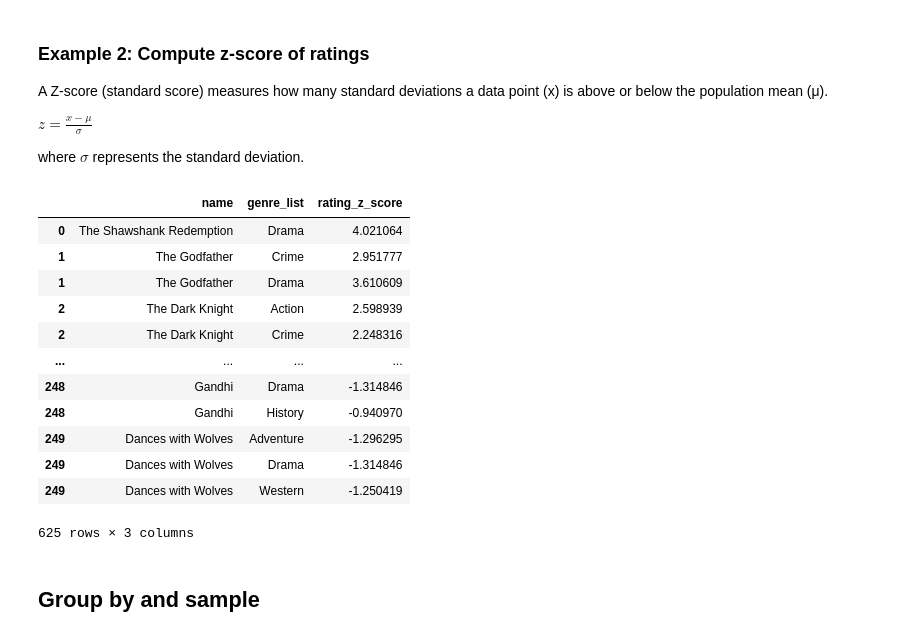
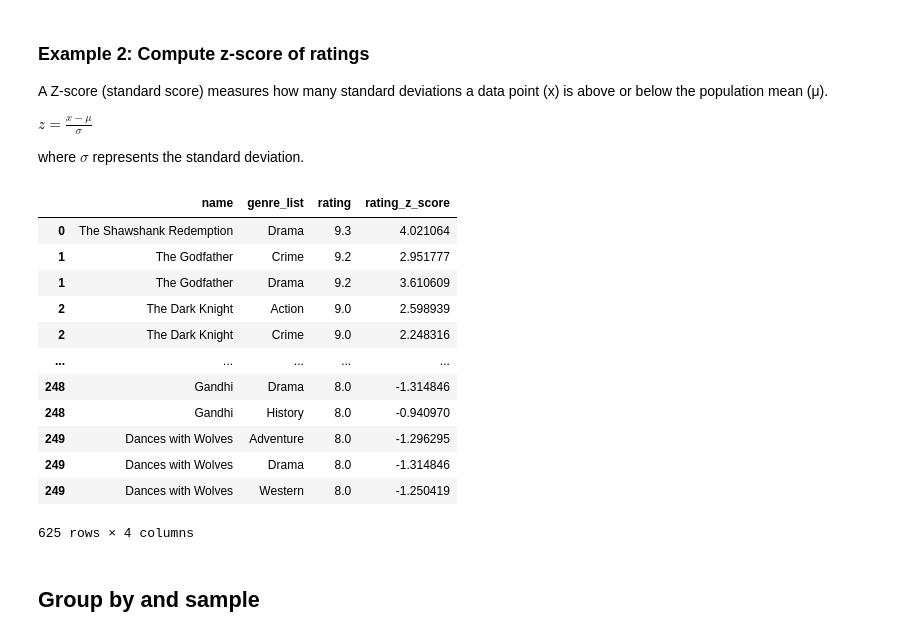
Before and after one commit to jieshu-wang-SBU/EST389_371_2026_spring, a Jupyter notebook: lectures/08-core_data_manipulation/08-05_Groupby.ipynb, the cells around one changed output. Drawn from its saved outputs; the diff is of its cells as text; code cells hidden in the pictures.

```diff
--- a/lectures/08-core_data_manipulation/08-05_Groupby.ipynb
+++ b/lectures/08-core_data_manipulation/08-05_Groupby.ipynb
@@ -412,23 +403,24 @@ $z=\frac{x-\mu}{\sigma}$
 
 where $\sigma$ represents the standard deviation.
 # %%
+
 df_exploded_by_genre['rating_z_score'] = df_exploded_by_genre.groupby("genre_list")['rating'].transform(lambda x: (x-x.mean())/x.std())
 
-df_exploded_by_genre[['name','genre_list','rating_z_score']]
+df_exploded_by_genre[['name','genre_list','rating','rating_z_score']]
 # %% [output]
-|  | name | genre_list | rating_z_score |
-| 0 | The Shawshank Redemption | Drama | 4.021064 |
-| 1 | The Godfather | Crime | 2.951777 |
-| 1 | The Godfather | Drama | 3.610609 |
-| 2 | The Dark Knight | Action | 2.598939 |
-| 2 | The Dark Knight | Crime | 2.248316 |
-| ... | ... | ... | ... |
-| 248 | Gandhi | Drama | -1.314846 |
-| 248 | Gandhi | History | -0.940970 |
-| 249 | Dances with Wolves | Adventure | -1.296295 |
-| 249 | Dances with Wolves | Drama | -1.314846 |
-| 249 | Dances with Wolves | Western | -1.250419 |
+|  | name | genre_list | rating | rating_z_score |
+| 0 | The Shawshank Redemption | Drama | 9.3 | 4.021064 |
+| 1 | The Godfather | Crime | 9.2 | 2.951777 |
+| 1 | The Godfather | Drama | 9.2 | 3.610609 |
+| 2 | The Dark Knight | Action | 9.0 | 2.598939 |
+| 2 | The Dark Knight | Crime | 9.0 | 2.248316 |
+| ... | ... | ... | ... | ... |
+| 248 | Gandhi | Drama | 8.0 | -1.314846 |
+| 248 | Gandhi | History | 8.0 | -0.940970 |
+| 249 | Dances with Wolves | Adventure | 8.0 | -1.296295 |
+| 249 | Dances with Wolves | Drama | 8.0 | -1.314846 |
+| 249 | Dances with Wolves | Western | 8.0 | -1.250419 |
-625 rows × 3 columns
+625 rows × 4 columns
 # %% [markdown]
 ## Group by and sample
 # %%
```
Also changed, not shown: parts of 10 cells of this notebook, 2 other files.
